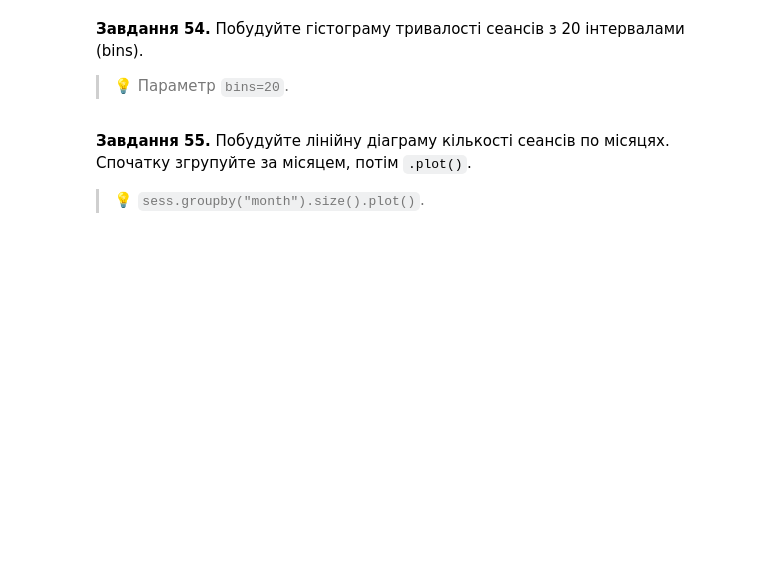
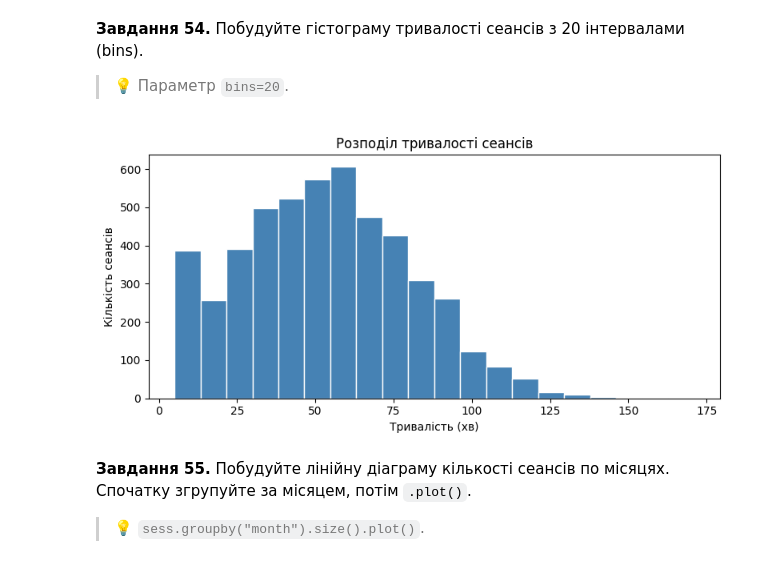
Before and after one commit to VikiTarasova/DTA_2026, a Jupyter notebook: Homework/pandas_viz_practice.ipynb, the cells around one changed output. Saved outputs shown, nothing was run; the diff lists cells and outputs as text; code cells hidden in the pictures; blank space fills up the shorter version.

```diff
--- a/Homework/pandas_viz_practice.ipynb
+++ b/Homework/pandas_viz_practice.ipynb
@@ -358,0 +491,5 @@ subs.iloc[100:105, [1, 3]]
+# %%
+# Завдання 25:
+sess["avg_rating_genre"] = sess.groupby("genre")["rating"].transform("mean")
+
+print(sess[["session_id", "genre", "rating", "avg_rating_genre"]].head(10))
@@ -440,0 +775,5 @@ pd.pivot_table(df, index="country", columns="plan", values="age", aggfunc="mean"
+# %%
+# Завдання 37:
+sess["month"] = sess["date"].dt.month
+
+print(sess[["session_id", "date", "month"]].head(8))
@@ -446,0 +794,5 @@ pd.pivot_table(df, index="country", columns="plan", values="age", aggfunc="mean"
+# %%
+# Завдання 38:
+sess["weekday"] = sess["date"].dt.day_name()
+
+print(sess[["session_id", "date", "weekday"]].head(8))
@@ -568,3 +1232,20 @@ pandas вміє будувати швидкі графіки прямо з да
+# %%
+# Завдання 54:
+sess["duration_min"].plot(
+    kind="hist",
+    bins=20,
+    title="Розподіл тривалості сеансів",
+    color="steelblue",
+    edgecolor="white",
+    figsize=(8, 4)
+)
+
+plt.xlabel("Тривалість (хв)")
+plt.ylabel("Кількість сеансів")
+plt.tight_layout()
+plt.show()
+# %% [output]
+[figure, added]
 # %% [markdown]
 **Завдання 55.** Побудуйте лінійну діаграму кількості сеансів по місяцях. Спочатку згрупуйте за місяцем, потім `.plot()`.
 
```
Also changed, not shown: parts of 104 cells of this notebook.
